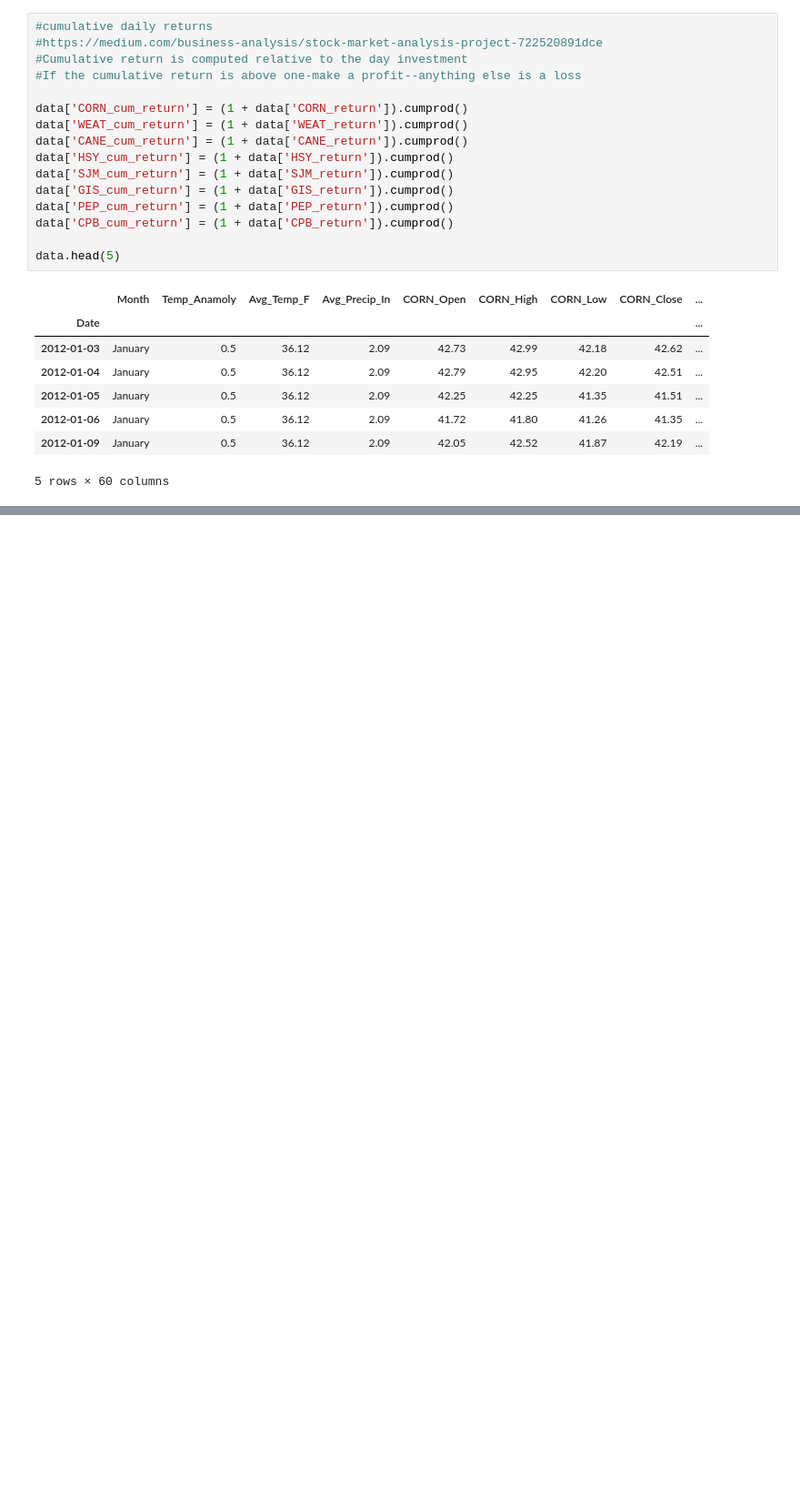
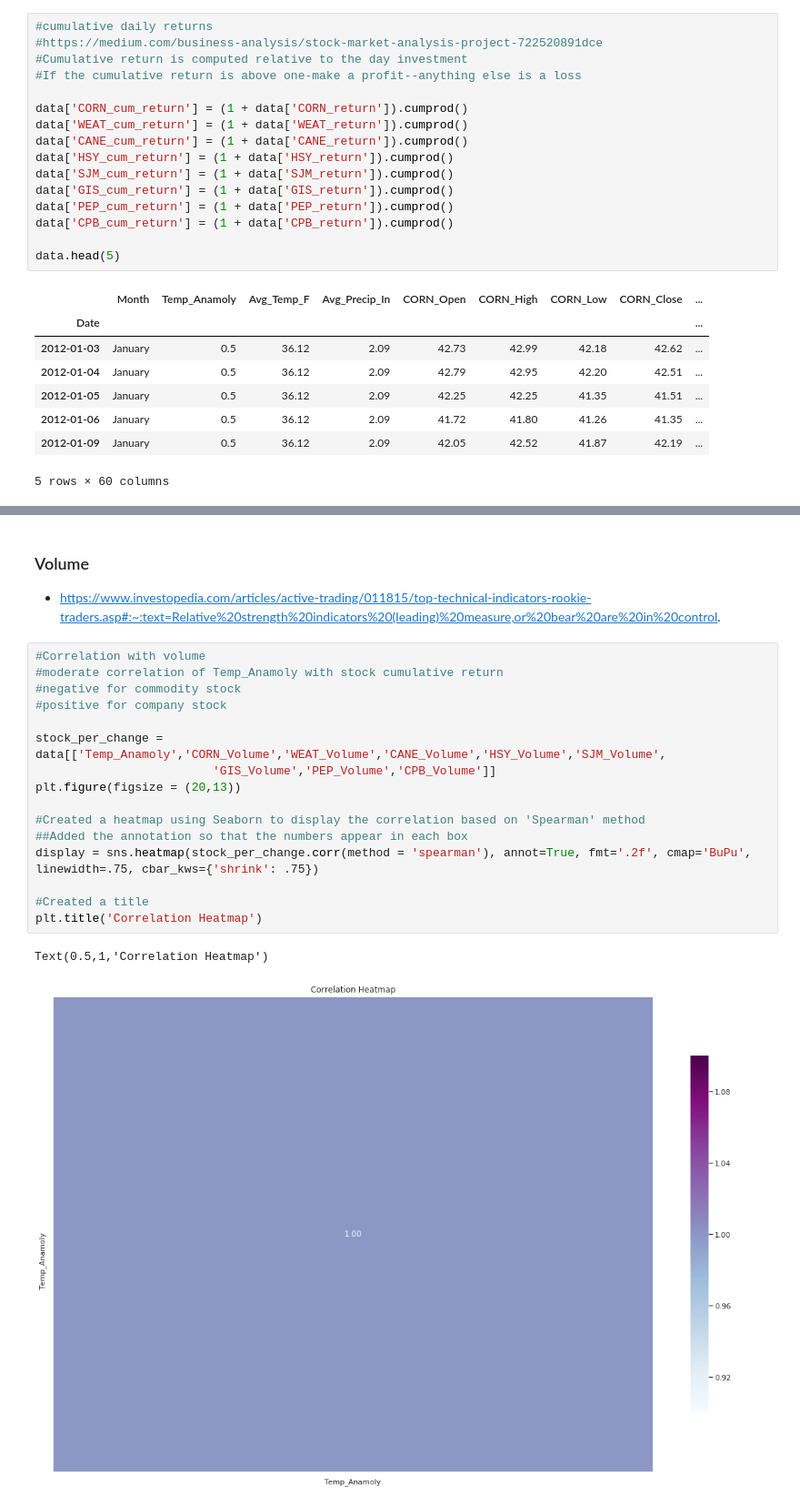
Before and after one commit to megankuscsik/Capstone-Project, a Jupyter notebook: Basic_EDA.ipynb, the cells around one changed output, grey strips where cells are left out. Shown at 91% size. Saved outputs shown, nothing was run; the diff lists cells and outputs as text; blank space fills up the shorter version.

```diff
--- a/Basic_EDA.ipynb
+++ b/Basic_EDA.ipynb
@@ -714,0 +741,22 @@ Text(0.5,1,'Correlation Heatmap')
+# %% [markdown]
+### Volume
+- https://www.investopedia.com/articles/active-trading/011815/top-technical-indicators-rookie-traders.asp#:~:text=Relative%20strength%20indicators%20(leading)%20measure,or%20bear%20are%20in%20control.
+# %%
+#Correlation with volume
+#moderate correlation of Temp_Anamoly with stock cumulative return
+#negative for commodity stock
+#positive for company stock
+
+stock_per_change = data[['Temp_Anamoly','CORN_Volume','WEAT_Volume','CANE_Volume','HSY_Volume','SJM_Volume',
+                         'GIS_Volume','PEP_Volume','CPB_Volume']]
+plt.figure(figsize = (20,13))
+
+#Created a heatmap using Seaborn to display the correlation based on 'Spearman' method
+##Added the annotation so that the numbers appear in each box
+display = sns.heatmap(stock_per_change.corr(method = 'spearman'), annot=True, fmt='.2f', cmap='BuPu', linewidth=.75, cbar_kws={'shrink': .75})
+
+#Created a title
+plt.title('Correlation Heatmap')
+# %% [output]
+Text(0.5,1,'Correlation Heatmap')
+[figure, added]
```
Also changed, not shown: parts of 9 cells of this notebook, 1 other file.
